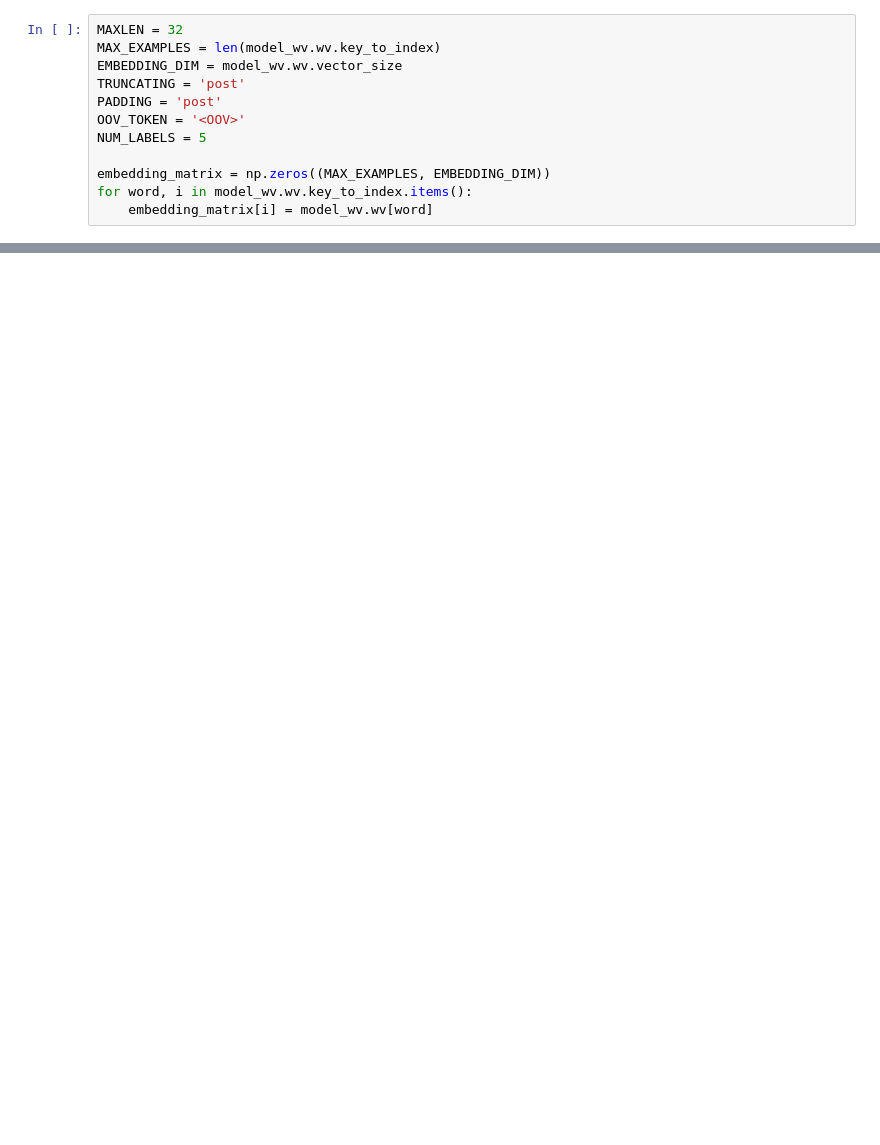
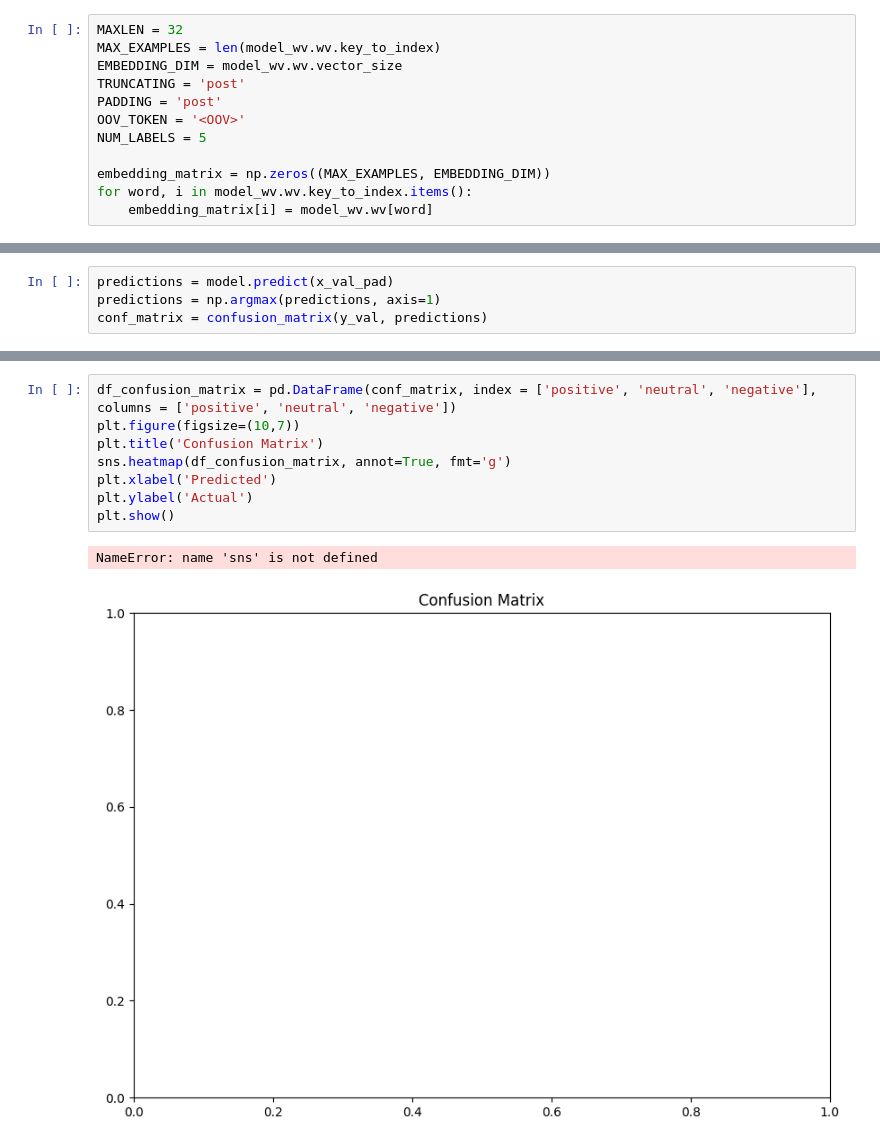
Before and after one commit to mausneg/Aspect-Based-Sentiment-Analysis-Hotel-Review, a Jupyter notebook: model/model_3.ipynb, the cells around one changed output, grey strips where cells are left out. Saved outputs shown, nothing was run; the diff lists cells and outputs as text; blank space fills up the shorter version.

```diff
--- a/model/model_3.ipynb
+++ b/model/model_3.ipynb
@@ -159,0 +161,4 @@ plt.show()
+# %%
+predictions = model.predict(x_val_pad)
+predictions = np.argmax(predictions, axis=1)
+conf_matrix = confusion_matrix(y_val, predictions)
@@ -159,0 +167,11 @@ plt.show()
+# %%
+df_confusion_matrix = pd.DataFrame(conf_matrix, index = ['positive', 'neutral', 'negative'], columns = ['positive', 'neutral', 'negative'])
+plt.figure(figsize=(10,7))
+plt.title('Confusion Matrix')
+sns.heatmap(df_confusion_matrix, annot=True, fmt='g')
+plt.xlabel('Predicted')
+plt.ylabel('Actual')
+plt.show()
+# %% [output]
+NameError: name 'sns' is not defined
+[figure, added]
```
Also changed, not shown: parts of 11 cells of this notebook, 1 other file.
